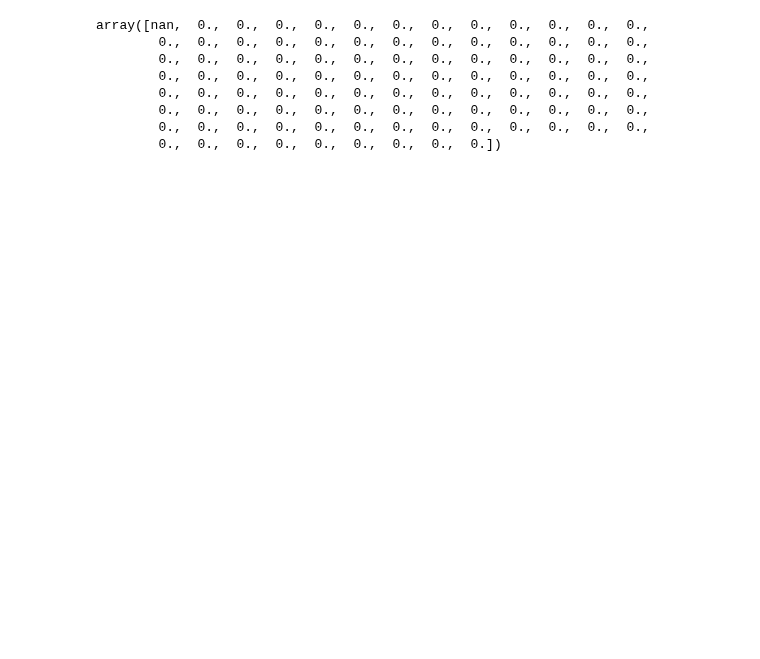
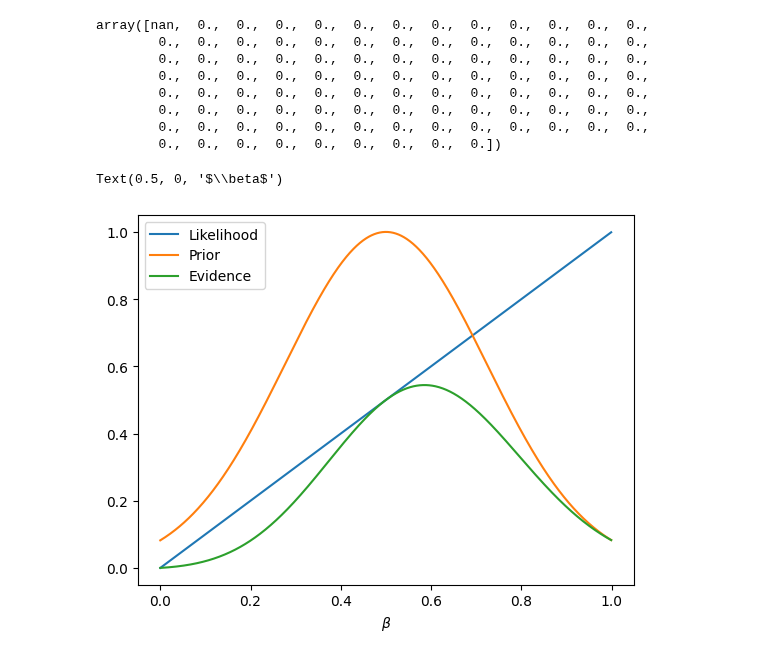
Before and after one commit to olethrosdc/machine-learning-neuch, a Jupyter notebook: BSc/src/bayesian/priors-posteriors.ipynb, the cells around one changed output. Drawn from its saved outputs; the diff is of its cells as text; code cells hidden in the pictures; blank space fills up the shorter version.

Commit message:
Priors/posteriors

```diff
--- a/BSc/src/bayesian/priors-posteriors.ipynb
+++ b/BSc/src/bayesian/priors-posteriors.ipynb
@@ -74,3 +74,24 @@ array([nan,  0.,  0.,  0.,  0.,  0.,  0.,  0.,  0.,  0.,  0.,  0.,  0.,
         0.,  0.,  0.,  0.,  0.,  0.,  0.,  0.,  0.,  0.,  0.,  0.,  0.,
         0.,  0.,  0.,  0.,  0.,  0.,  0.,  0.,  0.,  0.,  0.,  0.,  0.,
         0.,  0.,  0.,  0.,  0.,  0.,  0.,  0.,  0.])
+# %%
+beta=np.arange(0,1,0.001)
+# beta is the probability of heads
+def ber_likelihood(beta, x):
+    return np.power(beta, np.sum(x))*np.power(1 - beta, np.sum(1 - x))
+# %%
+x = np.array([1,0,0,0,1,1])
+x = np.array([1])
+prior = np.exp(-10*(beta - 0.5)**2)
+#prior /= np.sum(prior)
+plt.plot(beta, ber_likelihood(beta, x))
+plt.plot(beta, prior)
+plt.plot(beta, prior*ber_likelihood(beta, x))
+
+#plt.plot(beta, prior)
+
+plt.legend(["Likelihood", "Prior", "Evidence"])
+plt.xlabel("$\\beta$")
+# %% [output]
+Text(0.5, 0, '$\\beta$')
+[figure, added]
```
Also changed, not shown: parts of 3 cells of this notebook, 1 other file.
